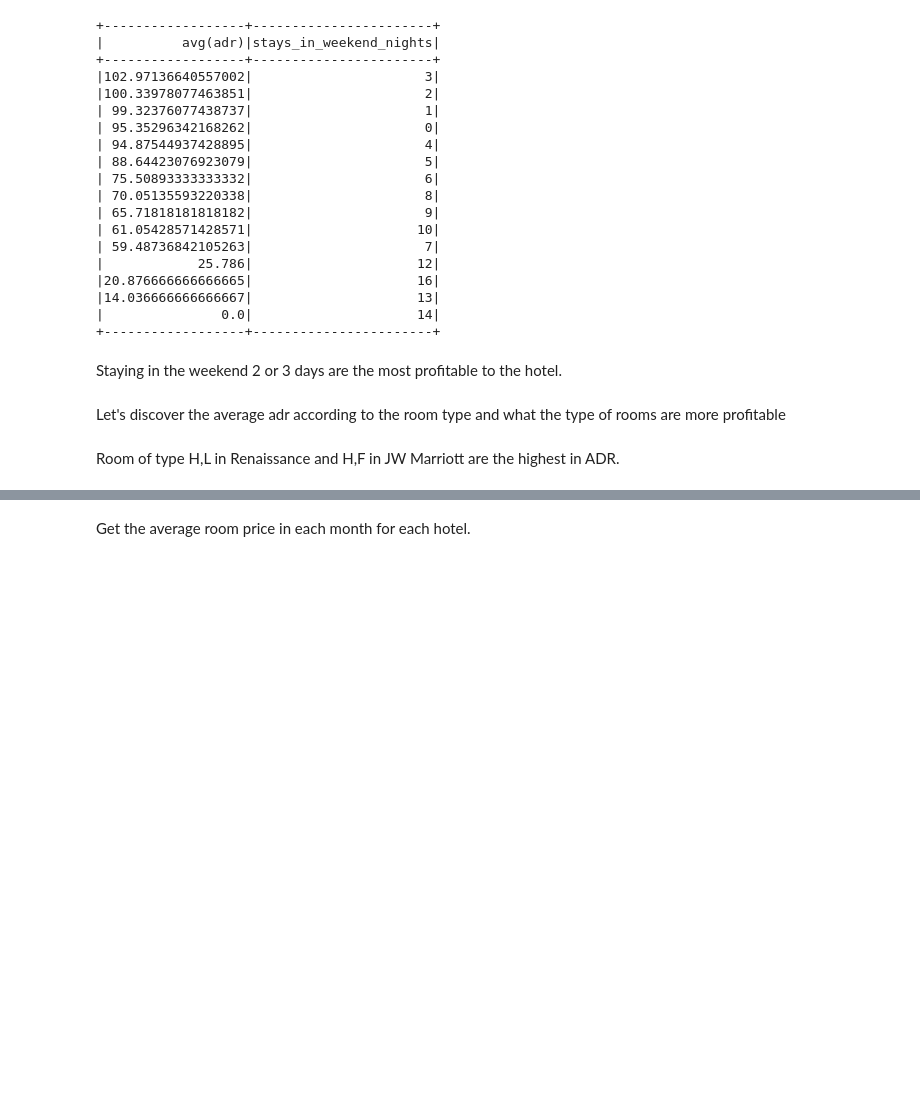
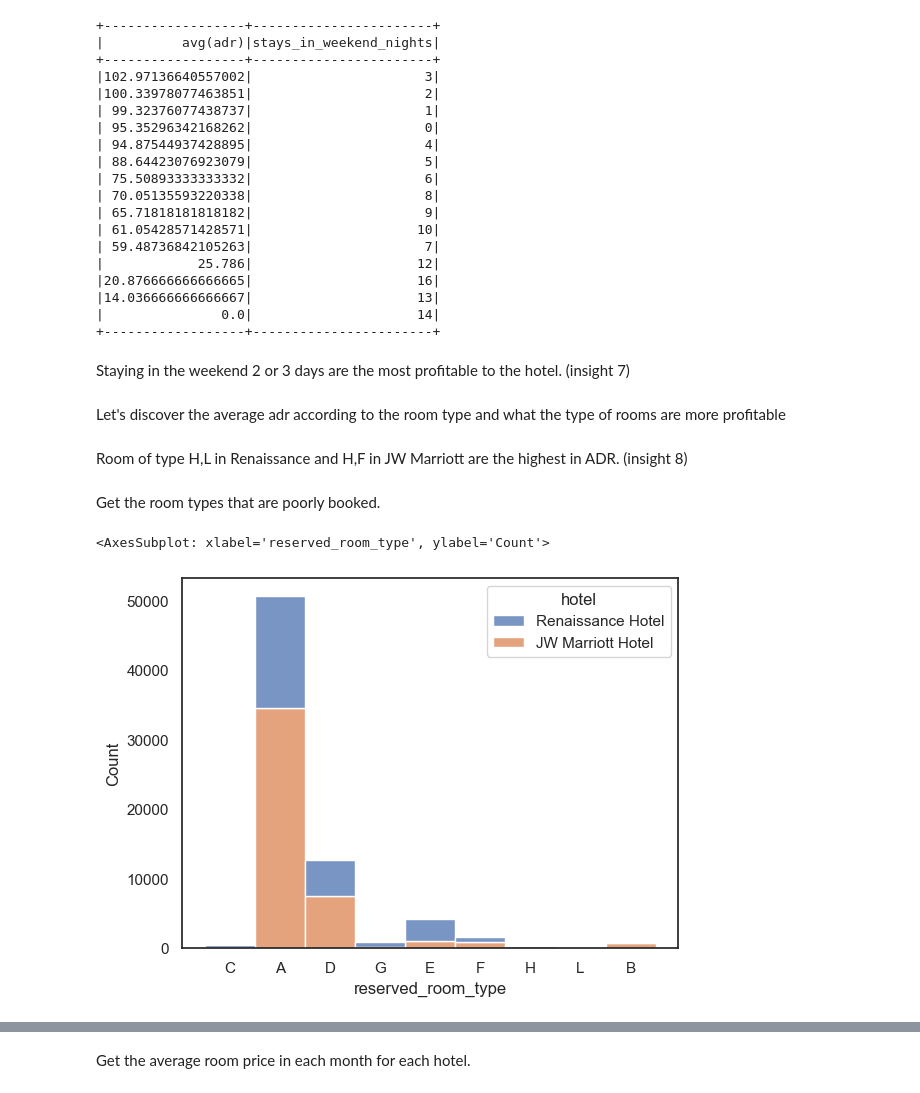
Before and after one commit to ssary/hotel-booking-predictions, a Jupyter notebook: BIG DATA project.ipynb, the cells around one changed output, grey strips where cells are left out. Drawn from its saved outputs; the diff is of its cells as text; code cells hidden in the pictures; blank space fills up the shorter version.

```diff
--- a/BIG DATA project.ipynb
+++ b/BIG DATA project.ipynb
@@ -364,11 +388,18 @@ spark.sql(command).show()
 |               0.0|                     14|
 +------------------+-----------------------+
 # %% [markdown]
-Staying in the weekend 2 or 3 days are the most profitable to the hotel.
+Staying in the weekend 2 or 3 days are the most profitable to the hotel. (insight 7)
 # %% [markdown]
 Let's discover the average adr according to the room type and what the type of rooms are more profitable
 # %%
 import plotly.express as pltx
 pltx.box(data_frame = df[(df['is_canceled'] == 0)], x = 'reserved_room_type', y = 'adr', color = 'hotel')
 # %% [markdown]
-Room of type H,L in Renaissance and H,F in JW Marriott are the highest in ADR.
+Room of type H,L in Renaissance and H,F in JW Marriott are the highest in ADR. (insight 8)
+# %% [markdown]
+Get the room types that are poorly booked.
+# %%
+sns.histplot(data=df[(df['is_canceled'] == 0)], x='reserved_room_type', hue='hotel', multiple='stack')
+# %% [output]
+<AxesSubplot: xlabel='reserved_room_type', ylabel='Count'>
+[figure, added]
```
Also changed, not shown: parts of 40 cells of this notebook.
